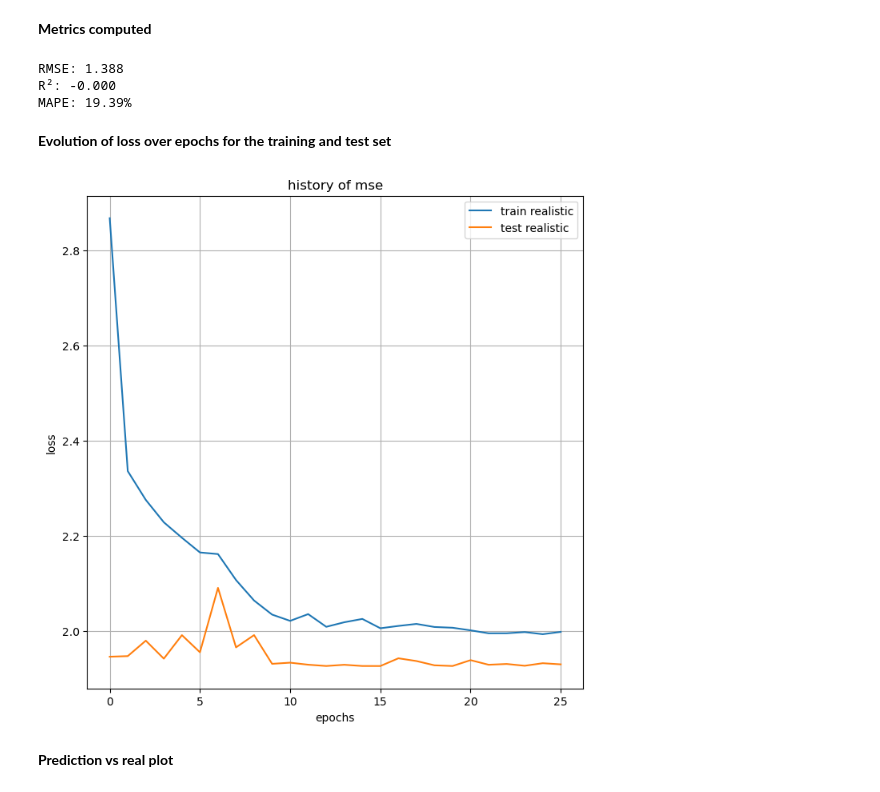
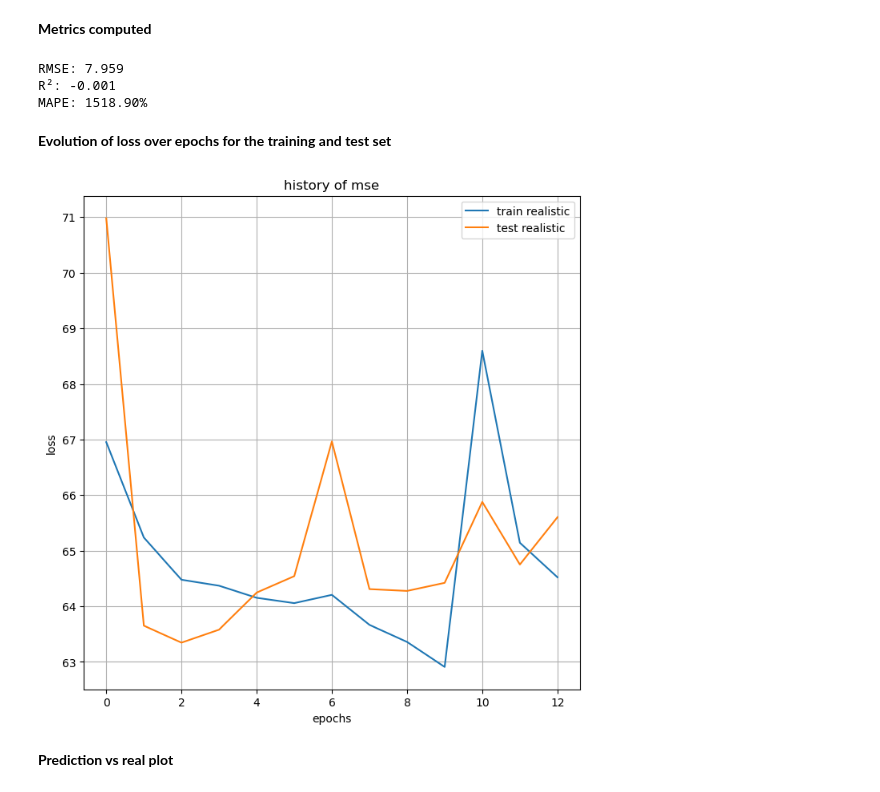
Before and after one commit to CIEMAT-Neutrino/AI_nuvT, a Jupyter notebook: 5_Regression_time_NN.ipynb, the cells around one changed output. Cells and saved outputs as stored; diff of their text form; code cells hidden in the pictures.

```diff
--- a/5_Regression_time_NN.ipynb
+++ b/5_Regression_time_NN.ipynb
@@ -40,12 +40,13 @@ def create_cnn_model(x_train, conv_dim, maxpool_dim):
     # Second convolutional block
     model = layers.Conv2D(64, conv_dim, padding='same')(model)
     model = layers.LeakyReLU(alpha=0.1)(model)
-    model = layers.MaxPooling2D(maxpool_dim, padding='same')(model)
+    #model = layers.MaxPooling2D(maxpool_dim, padding='same')(model)
 
     # Third convolutional block
     model = layers.Conv2D(128, conv_dim, padding='same')(model)
     model = layers.LeakyReLU(alpha=0.1)(model)
-    model = layers.MaxPooling2D(maxpool_dim, padding='same')(model)
+    #model = layers.MaxPooling2D(maxpool_dim, padding='same')(model)
+
 
     # Flatten the output and pass through dense layers
     model = layers.Flatten()(model)
@@ -168,0 +85,2 @@ visualize_intermediate_layers(model_realistic_4comp, x_train_realistic_4comp)
+# %%
+x_train_compressed_4comp, x_test_compressed_4comp, train_nuvT_compressed_4comp, test_nuvT_compressed_4comp = split_train_test("/data/vidales/images/image_compressed_4comp_1411.npy", hit_nuvT_f, test_ratio=0.20)
@@ -168,0 +91,4 @@ visualize_intermediate_layers(model_realistic_4comp, x_train_realistic_4comp)
+# %%
+model_compressed_4comp = create_cnn_model(x_train_compressed_4comp, (4,5),(2,2))
+# %%
+nuvT_pred_compressed_4comp, history_t_compressed_4comp = train_and_predict(model_compressed_4comp, x_train_compressed_4comp, train_nuvT_compressed_4comp, x_test_compressed_4comp, test_nuvT_compressed_4comp, epochs=30, batch_size=32)
@@ -175,36 +119,36 @@ def mean_absolute_percentage_error(y_true, y_pred):
     y_true, y_pred = np.array(y_true), np.array(y_pred)
     return np.mean(np.abs((y_true - y_pred) / y_true)) * 100
 
-testScoreMSE_nuvT = mean_squared_error(test_nuvT_realistic_4comp, nuvT_pred_realistic_4comp)
-r2 = r2_score(test_nuvT_realistic_4comp, nuvT_pred_realistic_4comp)
-mape = mean_absolute_percentage_error(test_nuvT_realistic_4comp, nuvT_pred_realistic_4comp)
+testScoreMSE_nuvT = mean_squared_error(test_nuvT_compressed_4comp, nuvT_pred_compressed_4comp)
+r2 = r2_score(test_nuvT_compressed_4comp, nuvT_pred_compressed_4comp)
+mape = mean_absolute_percentage_error(test_nuvT_compressed_4comp, nuvT_pred_compressed_4comp)
 
 print('RMSE: %.3f' % np.sqrt((testScoreMSE_nuvT)))
 print('R²: %.3f' % r2)
 print('MAPE: %.2f%%' % mape)
 # %% [output]
-RMSE: 1.388
-R²: -0.000
-MAPE: 19.39%
+RMSE: 7.959
+R²: -0.001
+MAPE: 1518.90%
 # %% [markdown]
 **Evolution of loss over epochs for the training and test set**
 # %%
 plt.figure(1, figsize=(8,8))
-plt.plot(history_t_realistic_4comp.history['mse'])
-plt.plot(history_t_realistic_4comp.history['val_mse'])
+plt.plot(history_t_compressed_4comp.history['mse'])
+plt.plot(history_t_compressed_4comp.history['val_mse'])
 #plt.plot(history_t_compressed_visvuv.history['mse'])
 #plt.plot(history_t_compressed_visvuv.history['val_mse'])
 
 #plt.yscale("log")
 plt.title('history of mse')
 plt.ylabel('loss')
 plt.xlabel('epochs')
 plt.grid()
 plt.legend(['train realistic', 'test realistic', 'train compressed', 'test compressed'], loc='upper right')
 #plt.ylim(10**4,2*10**6)
 plt.show()
 # %% [output]
-[figure, old version]
+[figure, new version]
 # %% [markdown]
 **Prediction vs real plot**
 # %%
```
Also changed, not shown: parts of 9 cells of this notebook, 5 other files.
